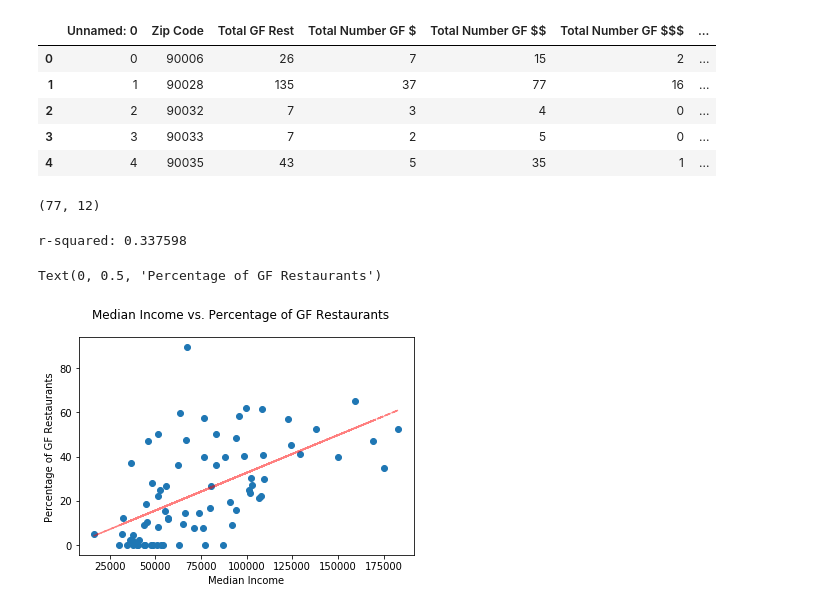
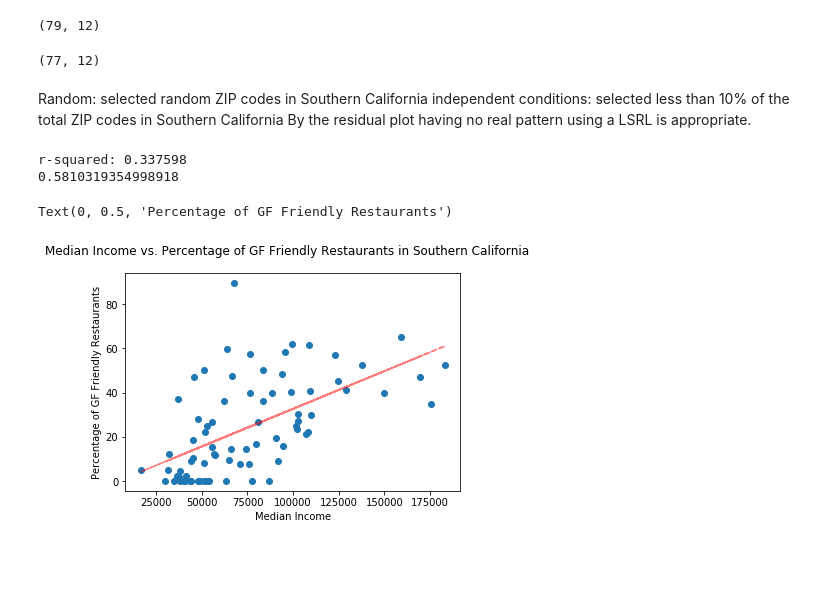
Before and after one commit to connie-hu/DataViz_Project, a Jupyter notebook: Solution/AnalysisIncomeScatterPlots.ipynb, the cells around one changed output. Saved outputs shown, nothing was run; the diff lists cells and outputs as text; code cells hidden in the pictures; blank space fills up the shorter version.

```diff
--- a/Solution/AnalysisIncomeScatterPlots.ipynb
+++ b/Solution/AnalysisIncomeScatterPlots.ipynb
@@ -6,5 +7,5 @@ import numpy as np
 # %%
-final_data = pd.read_csv('final_merged_data.csv')
+final_data = pd.read_csv('AnalysisData/final_merged_data.csv')
 # %%
 #cleaning data
 final_data = final_data.dropna()
@@ -19,45 +32,46 @@ final_data.head()
 # %%
 #calculating percentage of total restaurants that are gluten free
 final_data["Percent of Total Restaurants"] = final_data["Total GF Rest"]/final_data["ALL Total"]*100
-# %%
-final_data.head()
-# %% [output]
-|  | Unnamed: 0 | Zip Code | Total GF Rest | Total Number GF $ | Total Number GF $$ | Total Number GF $$$ | ... |
-| 0 | 0 | 90006 | 26 | 7 | 15 | 2 | ... |
-| 1 | 1 | 90028 | 135 | 37 | 77 | 16 | ... |
-| 2 | 2 | 90032 | 7 | 3 | 4 | 0 | ... |
-| 3 | 3 | 90033 | 7 | 2 | 5 | 0 | ... |
-| 4 | 4 | 90035 | 43 | 5 | 35 | 1 | ... |
+# %%
+final_data
+print(final_data.shape)
+# %% [output]
+(79, 12)
 # %%
 #getting rid of "bad" data... Gf restaurants cannot account for more than the total number of restaurants
 final_data = final_data.loc[final_data["Percent of Total Restaurants"]<=100]
 print(final_data.shape)
 # %% [output]
 (77, 12)
+# %% [markdown]
+Random: selected random ZIP codes in Southern California
+independent conditions: selected less than 10% of the total ZIP codes in Southern California
+By the residual plot having no real pattern using a LSRL is appropriate.
 # %%
 x_axis = final_data["Median family income"]
 y = final_data['Percent of Total Restaurants']
 
 
 
 (slope, intercept, r_value, p_value, std_err) = linregress(x_axis, y)
 print("r-squared: %f" % r_value**2)
-
+print(r_value)
 fit = slope * x_axis + intercept
 
 # Set line
 (slope, intercept, _, _, _) = linregress(x_axis, y)
 fit = slope * x_axis + intercept
 # Plot data
 fig, ax = plt.subplots()
 
 ax.plot(x_axis, y, linewidth=0, marker='o')
 ax.plot(x_axis, fit,alpha = 0.5,linestyle = '--', color="red")
 
-fig.suptitle("Median Income vs. Percentage of GF Restaurants")
+fig.suptitle("Median Income vs. Percentage of GF Friendly Restaurants in Southern California")
 ax.set_xlabel("Median Income")
-ax.set_ylabel("Percentage of GF Restaurants")
+ax.set_ylabel("Percentage of GF Friendly Restaurants")
 # %% [output]
 r-squared: 0.337598
+0.5810319354998918
-Text(0, 0.5, 'Percentage of GF Restaurants')
+Text(0, 0.5, 'Percentage of GF Friendly Restaurants')
-[figure, old version]
+[figure, new version]
```
Also changed, not shown: parts of 5 cells of this notebook, 1 other file.
